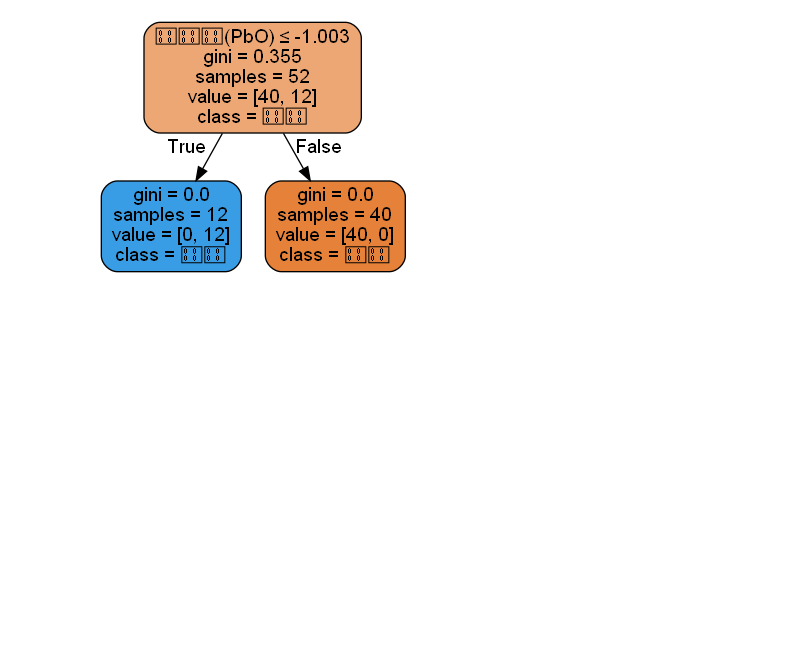
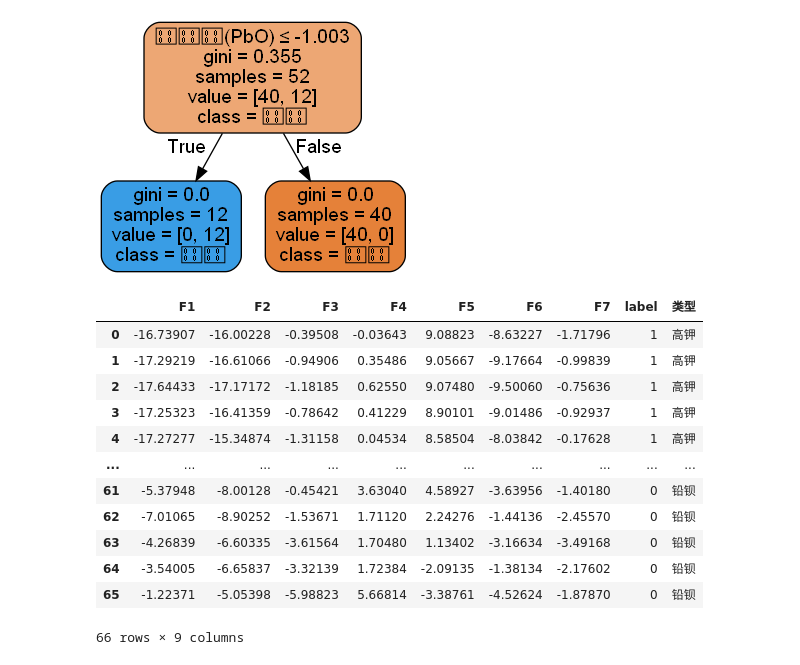
Before and after one commit to Fly-Pluche/2022-mathematical-modeling-C, a Jupyter notebook: solver/2_分类.ipynb, the cells around one changed output. Saved outputs shown, nothing was run; the diff lists cells and outputs as text; code cells hidden in the pictures; blank space fills up the shorter version.

```diff
--- a/solver/2_分类.ipynb
+++ b/solver/2_分类.ipynb
@@ -160,0 +148,57 @@ F=(0.269/0.805)*F1+(0.151/0.805)*F2+(0.116/0.805)*F3+(0.087/0.805)*F4+(0.07/0.80
+# %%
+F_list=[]
+F1_list =[]
+F2_list =[]
+F3_list =[]
+F4_list =[]
+F5_list =[]
+F6_list =[]
+F7_list =[]
+for i in range(length):
+    F1=-0.183*data2.iloc[i,0]-0.025*data2.iloc[i,1]-0.144*data2.iloc[i,2]-0.058*data2.iloc[i,3]-0.073*data2.iloc[i,4]-0.122*data2.iloc[i,5]-0.091*data2.iloc[i,6]+0.058*data2.iloc[i,7]+0.179*data2.iloc[i,8]+0.158*data2.iloc[i,9]+0.099*data2.iloc[i,10]+0.148*data2.iloc[i,11]-0.043*data2.iloc[i,12]+0.093*data2.iloc[i,13]+0.052*data2.iloc[i,14]+0.113*data2.iloc[i,15]+0.118*data2.iloc[i,16]
+    F2=-0.183*data2.iloc[i,0]-0.115*data2.iloc[i,1]+0.153*data2.iloc[i,2]+0.286*data2.iloc[i,3]+0.233*data2.iloc[i,4]+0.153*data2.iloc[i,5]+0.24*data2.iloc[i,6]+0.006*data2.iloc[i,7]+0.088*data2.iloc[i,8]-0.04*data2.iloc[i,9]+0.221*data2.iloc[i,10]+0.101*data2.iloc[i,11]+0.035*data2.iloc[i,12]+0.014*data2.iloc[i,13]+0.063*data2.iloc[i,14]-0.069*data2.iloc[i,15]+0.151*data2.iloc[i,16]
+    F3=-0.015*data2.iloc[i,0]+0.022*data2.iloc[i,1]+0.218*data2.iloc[i,2]+0.151*data2.iloc[i,3]-0.181*data2.iloc[i,4]-0.051*data2.iloc[i,5]+0.031*data2.iloc[i,6]+0.377*data2.iloc[i,7]-0.185*data2.iloc[i,8]+0.229*data2.iloc[i,9]-0.077*data2.iloc[i,10]-0.067*data2.iloc[i,11]-0.169*data2.iloc[i,12]+0.239*data2.iloc[i,13]-0.196*data2.iloc[i,14]-0.159*data2.iloc[i,15]+0.109*data2.iloc[i,16]
+    F4=0.004*data2.iloc[i,0]-0.062*data2.iloc[i,1]+0.121*data2.iloc[i,2]-0.032*data2.iloc[i,3]-0.154*data2.iloc[i,4]-0.14*data2.iloc[i,5]-0.041*data2.iloc[i,6]-0.093*data2.iloc[i,7]+0.008*data2.iloc[i,8]+0.088*data2.iloc[i,9]-0.202*data2.iloc[i,10]-0.046*data2.iloc[i,11]+0.341*data2.iloc[i,12]+0.054*data2.iloc[i,13]+0.488*data2.iloc[i,14]-0.377*data2.iloc[i,15]+0.225*data2.iloc[i,16]
+    F5=0.096*data2.iloc[i,0]-0.51*data2.iloc[i,1]-0.091*data2.iloc[i,2]-0.149*data2.iloc[i,3]+0.095*data2.iloc[i,4]+0.021*data2.iloc[i,5]+0.04*data2.iloc[i,6]+0.122*data2.iloc[i,7]-0.216*data2.iloc[i,8]+0.159*data2.iloc[i,9]+0.232*data2.iloc[i,10]-0.057*data2.iloc[i,11]+0.374*data2.iloc[i,12]+0.348*data2.iloc[i,13]+0.014*data2.iloc[i,14]+0.102*data2.iloc[i,15]-0.346*data2.iloc[i,16]
+    F6=-0.101*data2.iloc[i,0]+0.555*data2.iloc[i,1]+0.02*data2.iloc[i,2]-0.09*data2.iloc[i,3]+0.286*data2.iloc[i,4]+0.381*data2.iloc[i,5]-0.147*data2.iloc[i,6]+0.067*data2.iloc[i,7]-0.1*data2.iloc[i,8]+0.266*data2.iloc[i,9]-0.121*data2.iloc[i,10]+0.237*data2.iloc[i,11]+0.35*data2.iloc[i,12]+0.177*data2.iloc[i,13]-0.017*data2.iloc[i,14]+0.036*data2.iloc[i,15]-0.072*data2.iloc[i,16]
+    F7=-0.01*data2.iloc[i,0]+0.142*data2.iloc[i,1]+0.209*data2.iloc[i,2]+0.402*data2.iloc[i,3]-0.17*data2.iloc[i,4]-0.016*data2.iloc[i,5]-0.346*data2.iloc[i,6]-0.516*data2.iloc[i,7]-0.026*data2.iloc[i,8]-0.166*data2.iloc[i,9]+0.114*data2.iloc[i,10]-0.317*data2.iloc[i,11]+0.03*data2.iloc[i,12]+0.589*data2.iloc[i,13]+0.011*data2.iloc[i,14]+0.368*data2.iloc[i,15]+0.092*data2.iloc[i,16]
+
+    F=(0.269/0.805)*F1+(0.151/0.805)*F2+(0.116/0.805)*F3+(0.087/0.805)*F4+(0.07/0.805)*F5+(0.066/0.805)*F6+(0.046/0.805)*F7
+    F_list.append(F)
+    F1_list.append(F1)
+    F2_list.append(F2)
+    F3_list.append(F3)
+    F4_list.append(F4)
+    F5_list.append(F5)
+    F6_list.append(F6)
+    F7_list.append(F7)
+# %%
+data3 = {
+    'F1':F1_list,
+    'F2':F2_list,
+    'F3':F3_list,
+    'F4':F4_list,
+    'F5':F5_list,
+    'F6':F6_list,
+    'F7':F7_list,
+    'label':data['label'],
+    '类型':data['类型']
+}
+
+data_PCA = pd.DataFrame(data3)
+data_PCA.to_excel('./excel/result/2/data_PCA.xlsx')
+data_PCA
+# %% [output]
+|  | F1 | F2 | F3 | F4 | F5 | F6 | F7 | label | 类型 |
+| 0 | -16.73907 | -16.00228 | -0.39508 | -0.03643 | 9.08823 | -8.63227 | -1.71796 | 1 | 高钾 |
+| 1 | -17.29219 | -16.61066 | -0.94906 | 0.35486 | 9.05667 | -9.17664 | -0.99839 | 1 | 高钾 |
+| 2 | -17.64433 | -17.17172 | -1.18185 | 0.62550 | 9.07480 | -9.50060 | -0.75636 | 1 | 高钾 |
+| 3 | -17.25323 | -16.41359 | -0.78642 | 0.41229 | 8.90101 | -9.01486 | -0.92937 | 1 | 高钾 |
+| 4 | -17.27277 | -15.34874 | -1.31158 | 0.04534 | 8.58504 | -8.03842 | -0.17628 | 1 | 高钾 |
+| ... | ... | ... | ... | ... | ... | ... | ... | ... | ... |
+| 61 | -5.37948 | -8.00128 | -0.45421 | 3.63040 | 4.58927 | -3.63956 | -1.40180 | 0 | 铅钡 |
+| 62 | -7.01065 | -8.90252 | -1.53671 | 1.71120 | 2.24276 | -1.44136 | -2.45570 | 0 | 铅钡 |
+| 63 | -4.26839 | -6.60335 | -3.61564 | 1.70480 | 1.13402 | -3.16634 | -3.49168 | 0 | 铅钡 |
+| 64 | -3.54005 | -6.65837 | -3.32139 | 1.72384 | -2.09135 | -1.38134 | -2.17602 | 0 | 铅钡 |
+| 65 | -1.22371 | -5.05398 | -5.98823 | 5.66814 | -3.38761 | -4.52624 | -1.87870 | 0 | 铅钡 |
+66 rows × 9 columns
```
Also changed, not shown: parts of 5 cells of this notebook, 5 other files.
